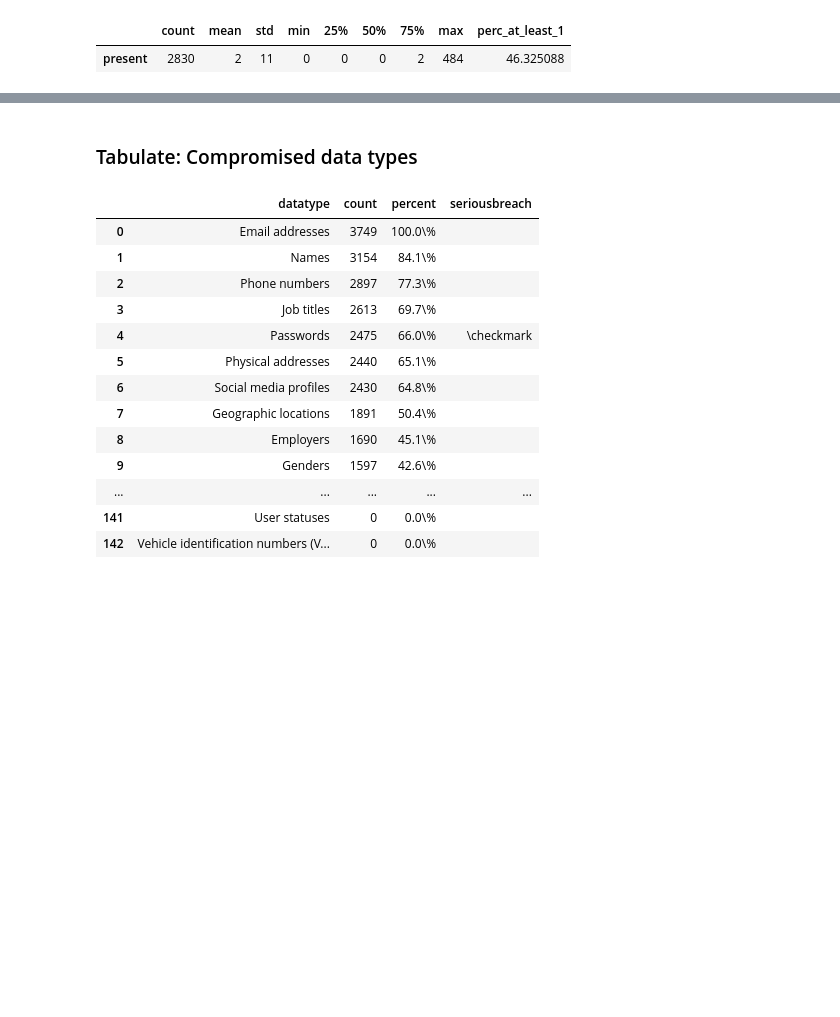
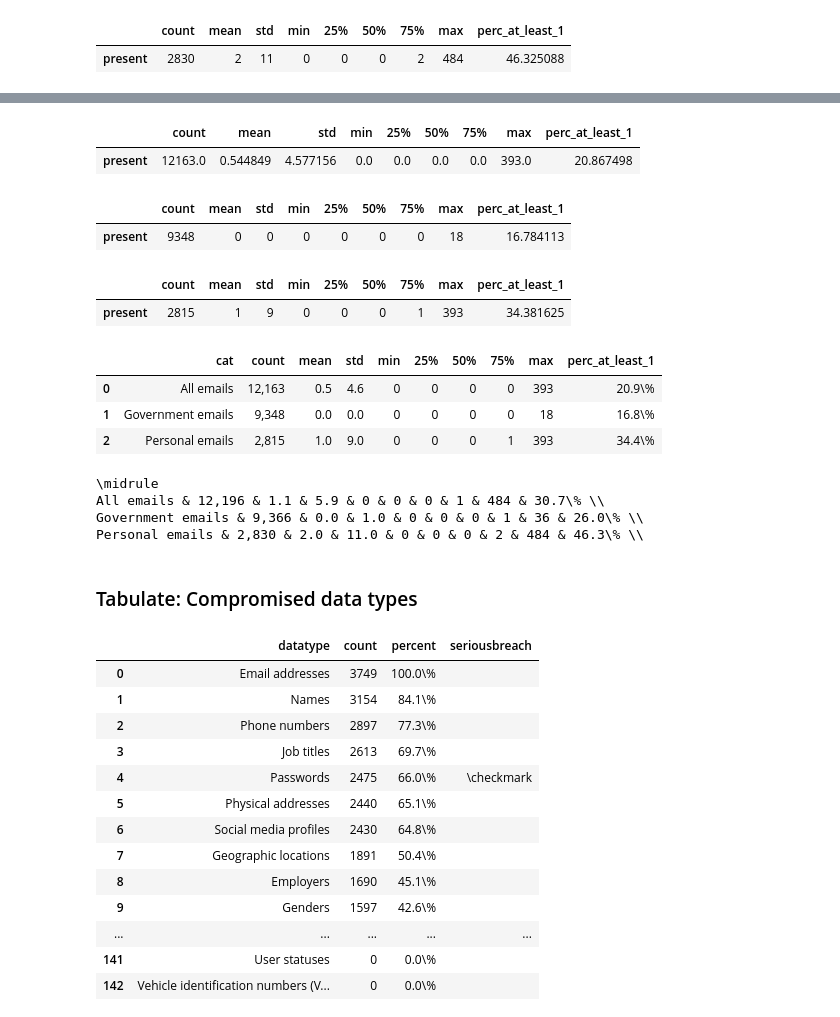
Before and after one commit to themains/pwned_pols, a Jupyter notebook: scripts/06_everypol_summ.ipynb, the cells around one changed output, grey strips where cells are left out. Saved outputs shown, nothing was run; the diff lists cells and outputs as text; code cells hidden in the pictures; blank space fills up the shorter version.

```diff
--- a/scripts/06_everypol_summ.ipynb
+++ b/scripts/06_everypol_summ.ipynb
@@ -1082,3 +1013,75 @@ display(_tab)
+# %%
+_all = (
+    df_email_breach_expanded
+    .query("seriousbreach==1")
+    .groupby("email")["present"]
+    .sum()
+    .pipe(lambda s: s.describe().to_frame().T)
+    .assign(perc_at_least_1=100*df_email_breach_expanded.query("present==True").query(
+    "seriousbreach==1"
+)["email"].nunique()/df_email_breach_expanded["email"].nunique())
+)
+_all
+# %% [output]
+|  | count | mean | std | min | 25% | 50% | 75% | max | perc_at_least_1 |
+| present | 12163.0 | 0.544849 | 4.577156 | 0.0 | 0.0 | 0.0 | 0.0 | 393.0 | 20.867498 |
+# %%
+_govt = (
+    df_email_breach_expanded
+    .query("ecategory=='Official'")
+    .query("seriousbreach==1")
+    .groupby("email")["present"]
+    .sum()
+    .pipe(lambda s: s.describe().to_frame().T)
+    .astype(int)
+    .assign(perc_at_least_1=100*df_email_breach_expanded.query("ecategory=='Official'").query("present==True").query(
+    "seriousbreach==1"
+)["email"].nunique()/df_email_breach_expanded.query("ecategory=='Official'")["email"].nunique())
+)
+_govt
+# %% [output]
+|  | count | mean | std | min | 25% | 50% | 75% | max | perc_at_least_1 |
+| present | 9348 | 0 | 0 | 0 | 0 | 0 | 0 | 18 | 16.784113 |
+# %%
+_comm = (
+    df_email_breach_expanded
+    .query("ecategory=='Commercial'")
+    .query("seriousbreach==1")
+    .groupby("email")["present"]
+    .sum()
+    .pipe(lambda s: s.describe().to_frame().T)
+    .astype(int)
+    .assign(perc_at_least_1=100*df_email_breach_expanded.query("ecategory=='Commercial'").query("present==True").query(
+    "seriousbreach==1"
+)["email"].nunique()/df_email_breach_expanded.query("ecategory=='Commercial'")["email"].nunique())
+)
+_comm
+# %% [output]
+|  | count | mean | std | min | 25% | 50% | 75% | max | perc_at_least_1 |
+| present | 2815 | 1 | 9 | 0 | 0 | 0 | 1 | 393 | 34.381625 |
+# %%
+_tab = (
+    pd.concat([_all, _govt, _comm], ignore_index=True)
+    .assign(**{col: lambda df_, col=col: df_[col].round(0).astype(int) for col in ["min", "25%", "50%", "75%", "max"]})
+    .round(1)
+    .assign(perc_at_least_1=lambda df_: df_["perc_at_least_1"].astype(str) +"\\%")
+    .assign(count=lambda df_: df_["count"].round(0).astype(int).apply(lambda x: f"{x:,}"))
+    .astype(str)
+    .assign(cat=["All emails", "Government emails", "Personal emails"])
+    .reorder_columns(["cat"])
+)
+pandas_to_tex(_tab, "../tables/pooled_pols_seriousbreach_number_summary", index=False)
+display(_tab)
+!cat ../tables/pooled_pols_breach_number_summary.tex
+# %% [output]
+|  | cat | count | mean | std | min | 25% | 50% | 75% | max | perc_at_least_1 |
+| 0 | All emails | 12,163 | 0.5 | 4.6 | 0 | 0 | 0 | 0 | 393 | 20.9\% |
+| 1 | Government emails | 9,348 | 0.0 | 0.0 | 0 | 0 | 0 | 0 | 18 | 16.8\% |
+| 2 | Personal emails | 2,815 | 1.0 | 9.0 | 0 | 0 | 0 | 1 | 393 | 34.4\% |
+\midrule
+All emails & 12,196 & 1.1 & 5.9 & 0 & 0 & 0 & 1 & 484 & 30.7\% \\
+Government emails & 9,366 & 0.0 & 1.0 & 0 & 0 & 0 & 1 & 36 & 26.0\% \\
+Personal emails & 2,830 & 2.0 & 11.0 & 0 & 0 & 0 & 2 & 484 & 46.3\% \\
 # %% [markdown]
 ### Tabulate: Compromised data types
 # %%
```
Also changed, not shown: parts of 39 cells of this notebook.
